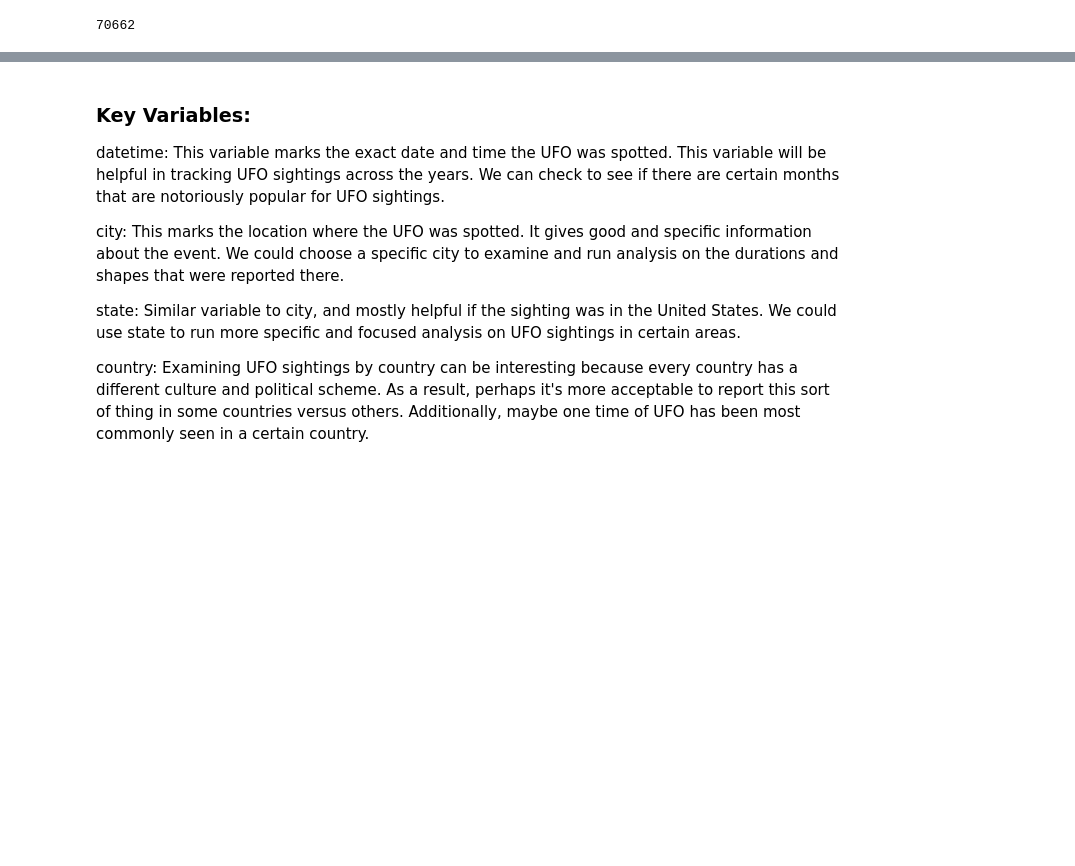
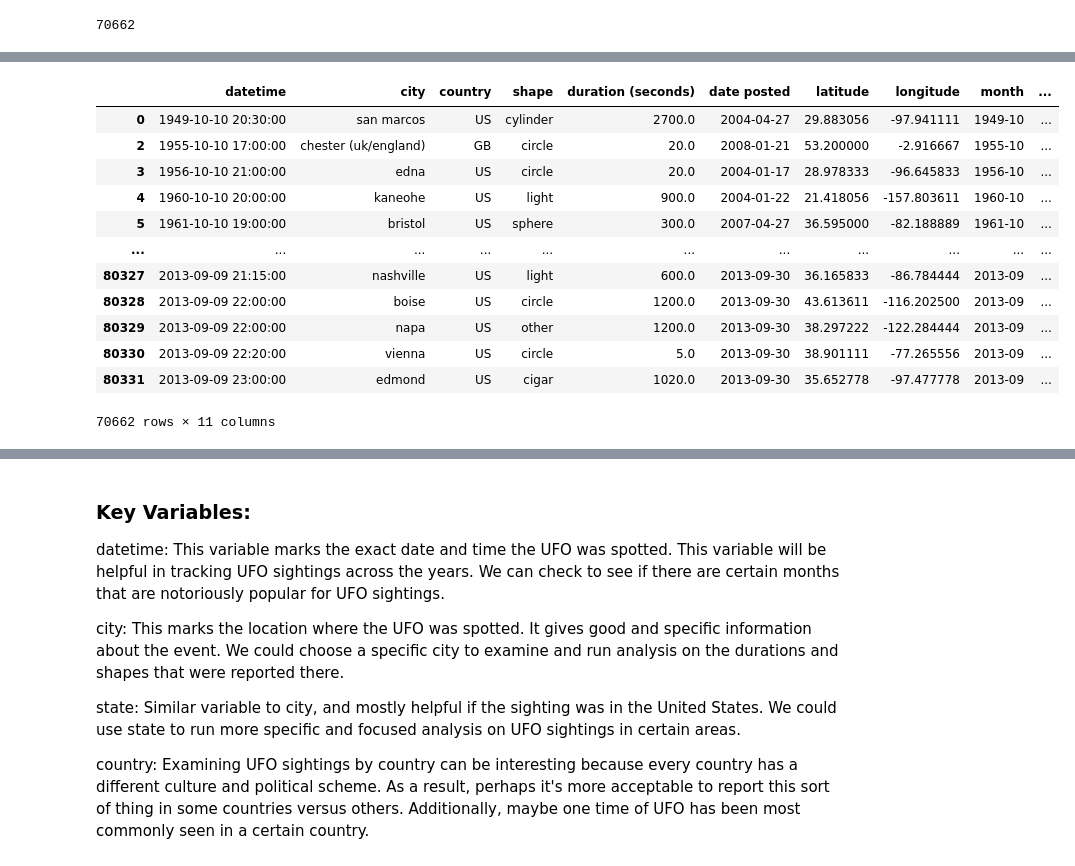
Before and after one commit to avery32/group_project, a Jupyter notebook: ufo_sightings-2.ipynb, the cells around one changed output, grey strips where cells are left out. Cells and saved outputs as stored; diff of their text form; code cells hidden in the pictures; blank space fills up the shorter version.

```diff
--- a/ufo_sightings-2.ipynb
+++ b/ufo_sightings-2.ipynb
@@ -91,5 +134,3 @@ longitude             float64
 dtype: object
-# %%
-ufo['datetime'] = pd.to_datetime(ufo['datetime'], errors='coerce') #Casting the datetime column to a datetime variable (this will be very useful in the creation of timeseries)
 # %%
 ufo['duration (seconds)'] = pd.to_numeric(ufo['duration (seconds)'], errors='coerce') #Casting the duration (seconds) variable to numeric
@@ -112,0 +197,16 @@ dtype: object
+# %%
+ufo
+# %% [output]
+|  | datetime | city | country | shape | duration (seconds) | date posted | latitude | longitude | month | ... |
+| 0 | 1949-10-10 20:30:00 | san marcos | US | cylinder | 2700.0 | 2004-04-27 | 29.883056 | -97.941111 | 1949-10 | ... |
+| 2 | 1955-10-10 17:00:00 | chester (uk/england) | GB | circle | 20.0 | 2008-01-21 | 53.200000 | -2.916667 | 1955-10 | ... |
+| 3 | 1956-10-10 21:00:00 | edna | US | circle | 20.0 | 2004-01-17 | 28.978333 | -96.645833 | 1956-10 | ... |
+| 4 | 1960-10-10 20:00:00 | kaneohe | US | light | 900.0 | 2004-01-22 | 21.418056 | -157.803611 | 1960-10 | ... |
+| 5 | 1961-10-10 19:00:00 | bristol | US | sphere | 300.0 | 2007-04-27 | 36.595000 | -82.188889 | 1961-10 | ... |
+| ... | ... | ... | ... | ... | ... | ... | ... | ... | ... | ... |
+| 80327 | 2013-09-09 21:15:00 | nashville | US | light | 600.0 | 2013-09-30 | 36.165833 | -86.784444 | 2013-09 | ... |
+| 80328 | 2013-09-09 22:00:00 | boise | US | circle | 1200.0 | 2013-09-30 | 43.613611 | -116.202500 | 2013-09 | ... |
+| 80329 | 2013-09-09 22:00:00 | napa | US | other | 1200.0 | 2013-09-30 | 38.297222 | -122.284444 | 2013-09 | ... |
+| 80330 | 2013-09-09 22:20:00 | vienna | US | circle | 5.0 | 2013-09-30 | 38.901111 | -77.265556 | 2013-09 | ... |
+| 80331 | 2013-09-09 23:00:00 | edmond | US | cigar | 1020.0 | 2013-09-30 | 35.652778 | -97.477778 | 2013-09 | ... |
+70662 rows × 11 columns
```
Also changed, not shown: parts of 28 cells of this notebook.
